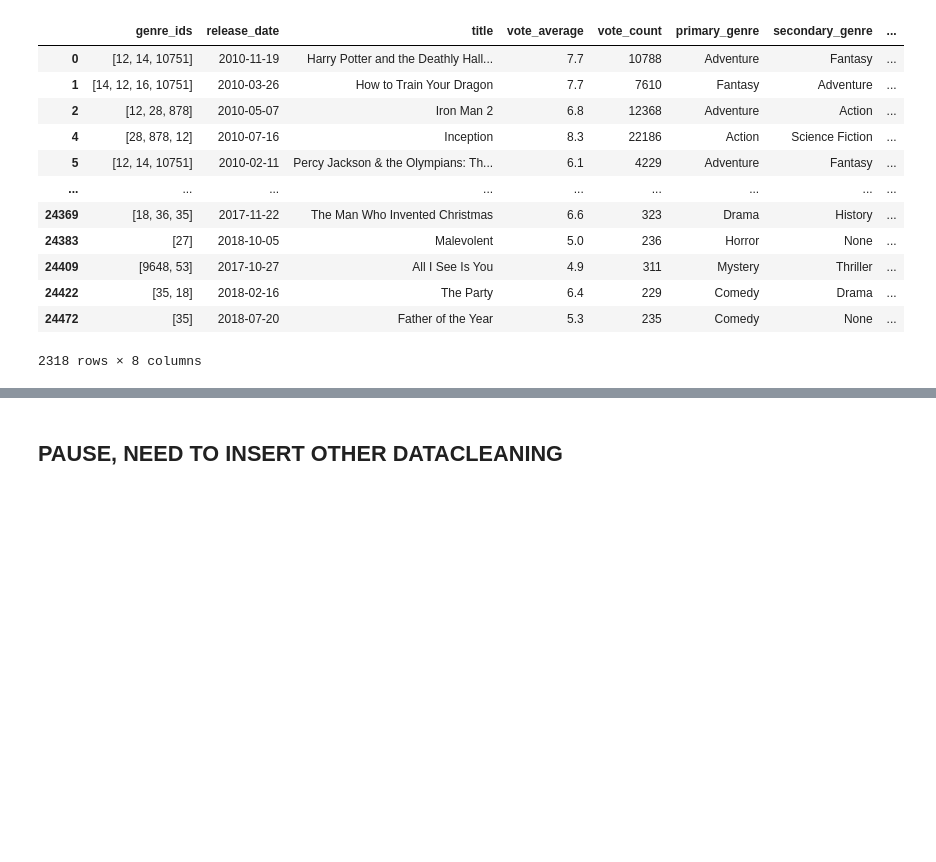
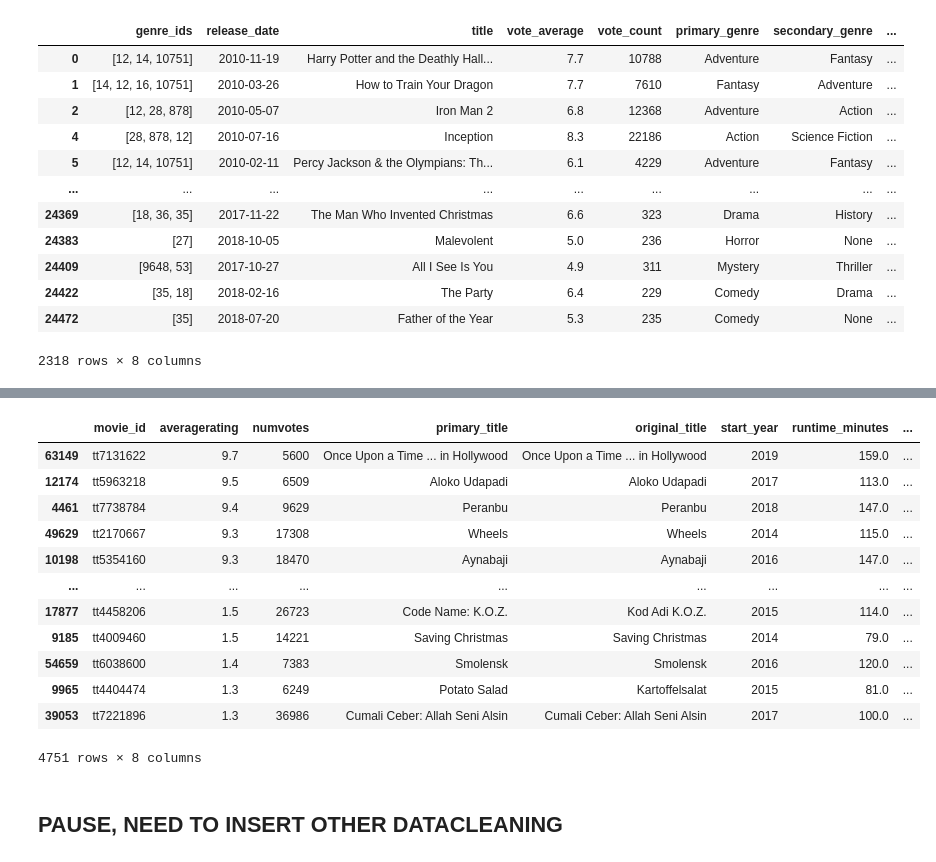
Before and after one commit to fetterollie/Microsoft-Movie-Analysis, a Jupyter notebook: dsc-phase1-project-template.ipynb, the cells around one changed output, grey strips where cells are left out. Drawn from its saved outputs; the diff is of its cells as text; code cells hidden in the pictures; blank space fills up the shorter version.

```diff
--- a/dsc-phase1-project-template.ipynb
+++ b/dsc-phase1-project-template.ipynb
@@ -342,3 +464,21 @@ df_filtered
+# %%
+vote_threshold = movies_with_ratings['numvotes'].mean()
+focusMovies = movies_with_ratings[(movies_with_ratings['numvotes'] >= vote_threshold)]
+focusMovies.sort_values('averagerating', ascending=False)
+# %% [output]
+|  | movie_id | averagerating | numvotes | primary_title | original_title | start_year | runtime_minutes | ... |
+| 63149 | tt7131622 | 9.7 | 5600 | Once Upon a Time ... in Hollywood | Once Upon a Time ... in Hollywood | 2019 | 159.0 | ... |
+| 12174 | tt5963218 | 9.5 | 6509 | Aloko Udapadi | Aloko Udapadi | 2017 | 113.0 | ... |
+| 4461 | tt7738784 | 9.4 | 9629 | Peranbu | Peranbu | 2018 | 147.0 | ... |
+| 49629 | tt2170667 | 9.3 | 17308 | Wheels | Wheels | 2014 | 115.0 | ... |
+| 10198 | tt5354160 | 9.3 | 18470 | Aynabaji | Aynabaji | 2016 | 147.0 | ... |
+| ... | ... | ... | ... | ... | ... | ... | ... | ... |
+| 17877 | tt4458206 | 1.5 | 26723 | Code Name: K.O.Z. | Kod Adi K.O.Z. | 2015 | 114.0 | ... |
+| 9185 | tt4009460 | 1.5 | 14221 | Saving Christmas | Saving Christmas | 2014 | 79.0 | ... |
+| 54659 | tt6038600 | 1.4 | 7383 | Smolensk | Smolensk | 2016 | 120.0 | ... |
+| 9965 | tt4404474 | 1.3 | 6249 | Potato Salad | Kartoffelsalat | 2015 | 81.0 | ... |
+| 39053 | tt7221896 | 1.3 | 36986 | Cumali Ceber: Allah Seni Alsin | Cumali Ceber: Allah Seni Alsin | 2017 | 100.0 | ... |
+4751 rows × 8 columns
 # %% [markdown]
 ## PAUSE, NEED TO INSERT OTHER DATACLEANING
 # %% [markdown]
```
Also changed, not shown: parts of 16 cells of this notebook, 1 other file.
